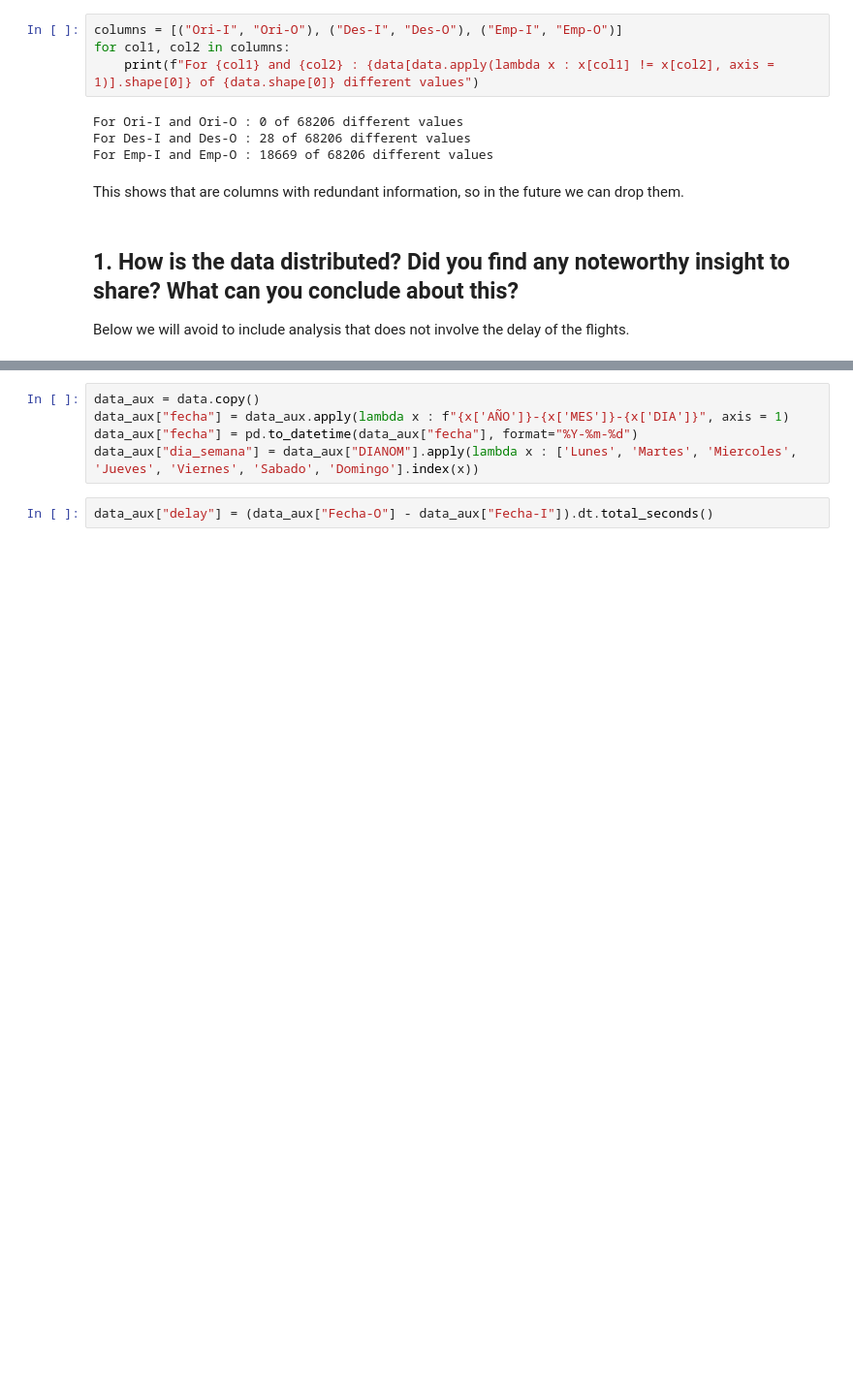
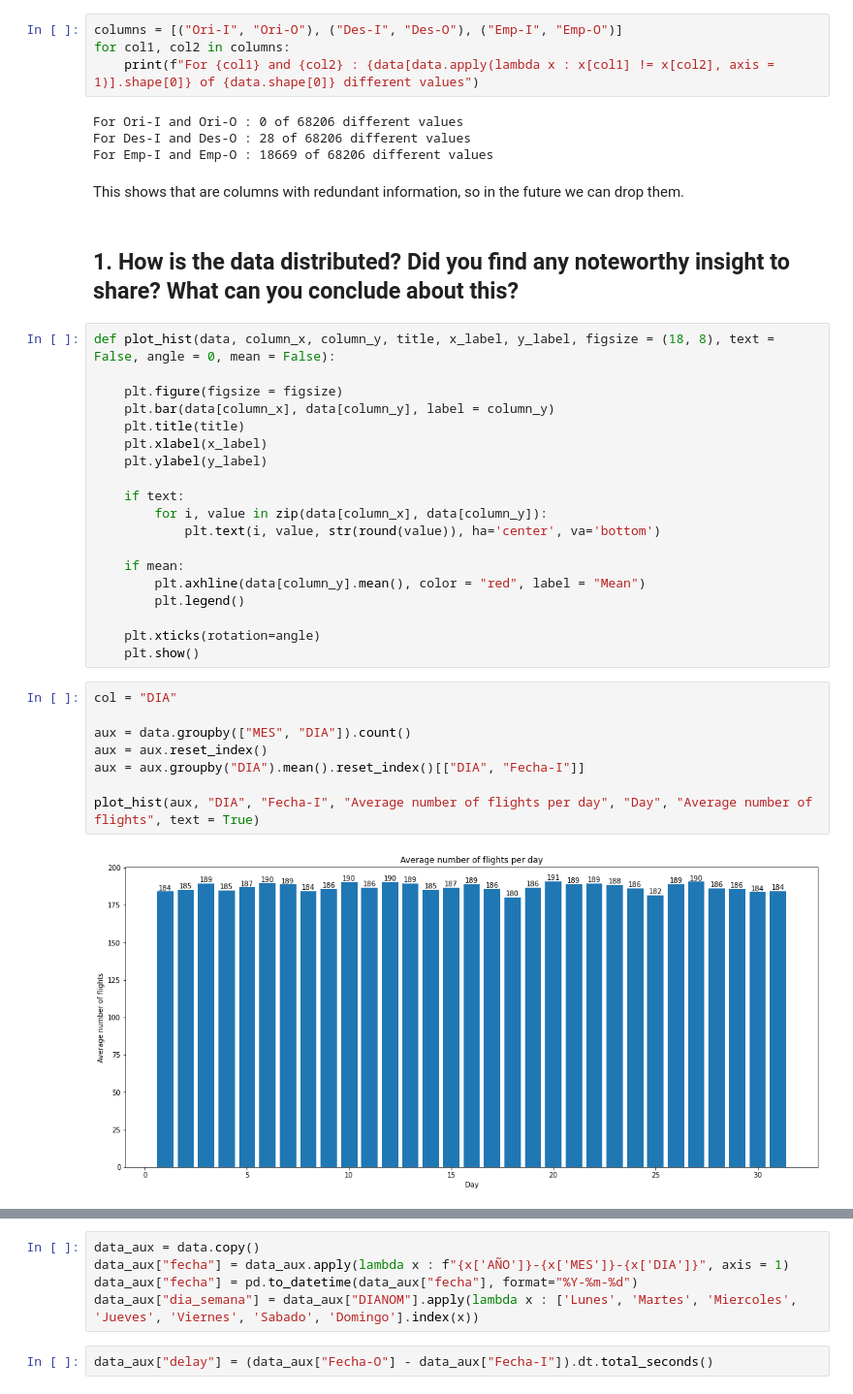
Before and after one commit to Konnits/Latam-Postulation, a Jupyter notebook: solution.ipynb, the cells around one changed output, grey strips where cells are left out. Shown: that part at 97% size. Drawn from its saved outputs; the diff is of its cells as text; blank space fills up the shorter version.

```diff
--- a/solution.ipynb
+++ b/solution.ipynb
@@ -109,5 +109,32 @@ For Emp-I and Emp-O : 18669 of 68206 different values
 This shows that are columns with redundant information, so in the future we can drop them.
 # %% [markdown]
 ## 1. How is the data distributed? Did you find any noteworthy insight to share? What can you conclude about this?
-
-Below we will avoid to include analysis that does not involve the delay of the flights.
+# %%
+def plot_hist(data, column_x, column_y, title, x_label, y_label, figsize = (18, 8), text = False, angle = 0, mean = False):
+
+    plt.figure(figsize = figsize)
+    plt.bar(data[column_x], data[column_y], label = column_y)
+    plt.title(title)
+    plt.xlabel(x_label)
+    plt.ylabel(y_label)
+
+    if text:
+        for i, value in zip(data[column_x], data[column_y]):
+            plt.text(i, value, str(round(value)), ha='center', va='bottom')
+
+    if mean:
+        plt.axhline(data[column_y].mean(), color = "red", label = "Mean")
+        plt.legend()
+
+    plt.xticks(rotation=angle)
+    plt.show()
+# %%
+col = "DIA"
+
+aux = data.groupby(["MES", "DIA"]).count()
+aux = aux.reset_index()
+aux = aux.groupby("DIA").mean().reset_index()[["DIA", "Fecha-I"]]
+
+plot_hist(aux, "DIA", "Fecha-I", "Average number of flights per day", "Day", "Average number of flights", text = True)
+# %% [output]
+[figure, added]
```
Also changed, not shown: parts of 35 cells of this notebook.
